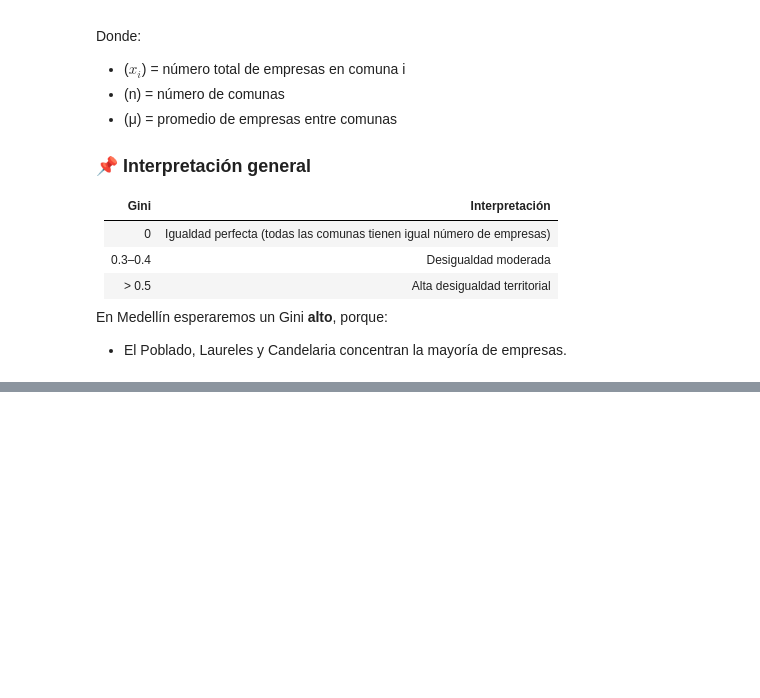
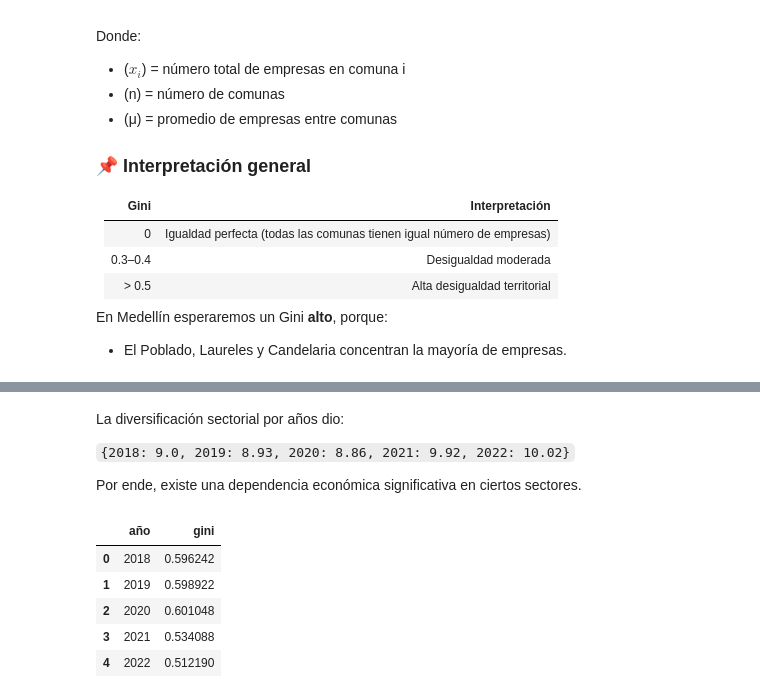
Before and after one commit to smaje99/diploma-in-data-analytics-in-business-management-unir, a Jupyter notebook: medellin-business-landscape/medellin-business-landscape.ipynb, the cells around one changed output, grey strips where cells are left out. Cells and saved outputs as stored; diff of their text form; code cells hidden in the pictures; blank space fills up the shorter version.

````diff
--- a/medellin-business-landscape/medellin-business-landscape.ipynb
+++ b/medellin-business-landscape/medellin-business-landscape.ipynb
@@ -757,0 +812,38 @@ En Medellín esperaremos un Gini **alto**, porque:
+# %% [markdown]
+La diversificación sectorial por años dio:
+
+```{2018: 9.0, 2019: 8.93, 2020: 8.86, 2021: 9.92, 2022: 10.02}```
+
+Por ende, existe una dependencia económica significativa en ciertos sectores.
+# %%
+# Gini territorial
+
+import numpy as np
+
+
+# Gini coeficient calculation
+def gini_coefficient(array: np.ndarray) -> float:
+    array = np.array(array)
+    array = array.flatten()
+    if np.amin(array) < 0:
+        array -= np.amin(array)
+    array = np.sort(array)
+    n = array.size
+    coef = (2 * np.arange(1, n + 1) - n - 1) * array
+    return coef.sum() / (n * array.sum())
+
+
+# Calcular Gini por año
+gini_by_year = (
+    businesses_by_commune_per_year.groupby("año")["empresas"]
+    .apply(lambda x: gini_coefficient(x))
+    .reset_index(name="gini")
+)
+gini_by_year
+# %% [output]
+|  | año | gini |
+| 0 | 2018 | 0.596242 |
+| 1 | 2019 | 0.598922 |
+| 2 | 2020 | 0.601048 |
+| 3 | 2021 | 0.534088 |
+| 4 | 2022 | 0.512190 |
````
Also changed, not shown: parts of 10 cells of this notebook, 1 other file.
